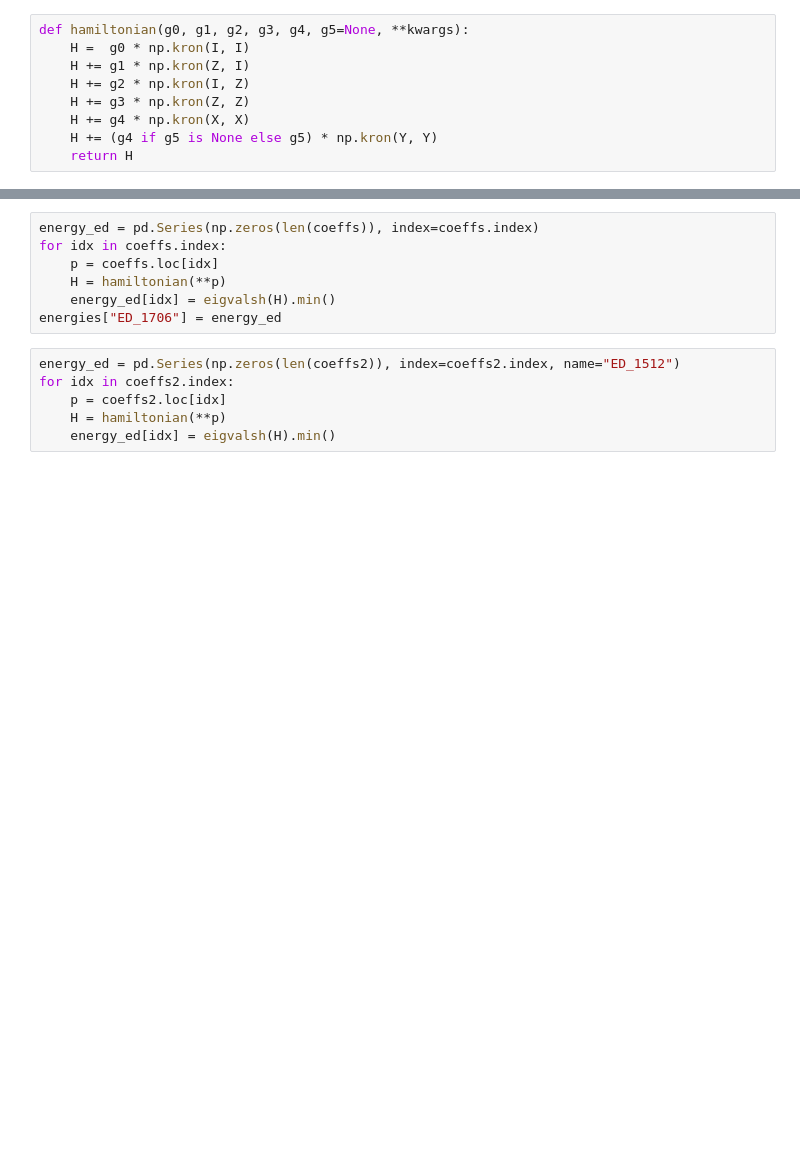
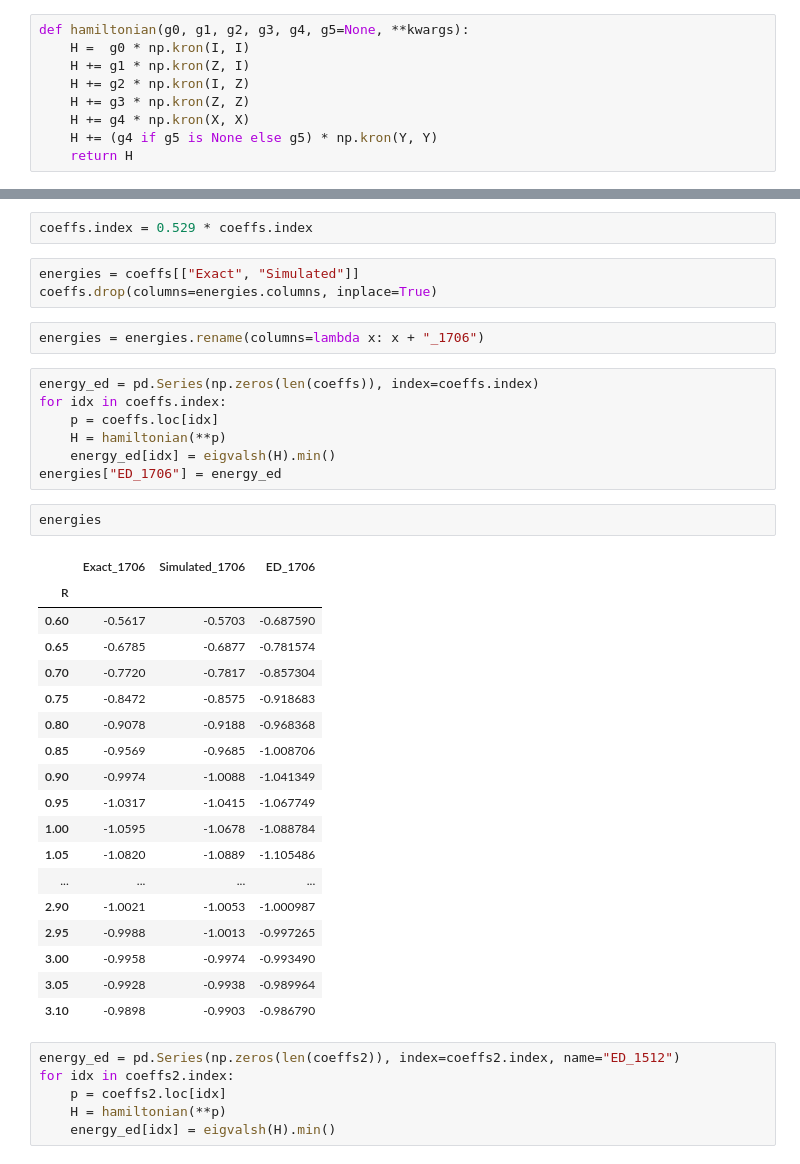
Before and after one commit to CDL-Quantum/CohortProject_2020, a Jupyter notebook: Project_4_Ising_Annealer/H2_Quantum_Ising.ipynb, the cells around one changed output, grey strips where cells are left out. Drawn from its saved outputs; the diff is of its cells as text; blank space fills up the shorter version.

```diff
--- a/Project_4_Ising_Annealer/H2_Quantum_Ising.ipynb
+++ b/Project_4_Ising_Annealer/H2_Quantum_Ising.ipynb
@@ -28,3 +43,10 @@ energies = energies.rename(columns=lambda x: x + "_1706")
+# %%
+coeffs.index = 0.529 * coeffs.index
+# %%
+energies = coeffs[["Exact", "Simulated"]]
+coeffs.drop(columns=energies.columns, inplace=True)
+# %%
+energies = energies.rename(columns=lambda x: x + "_1706")
 # %%
 energy_ed = pd.Series(np.zeros(len(coeffs)), index=coeffs.index)
 for idx in coeffs.index:
@@ -32,6 +54,27 @@ for idx in coeffs.index:
     H = hamiltonian(**p)
     energy_ed[idx] = eigvalsh(H).min()
 energies["ED_1706"] = energy_ed
+# %%
+energies
+# %% [output]
+|  | Exact_1706 | Simulated_1706 | ED_1706 |
+| R |  |  |  |
+| 0.60 | -0.5617 | -0.5703 | -0.687590 |
+| 0.65 | -0.6785 | -0.6877 | -0.781574 |
+| 0.70 | -0.7720 | -0.7817 | -0.857304 |
+| 0.75 | -0.8472 | -0.8575 | -0.918683 |
+| 0.80 | -0.9078 | -0.9188 | -0.968368 |
+| 0.85 | -0.9569 | -0.9685 | -1.008706 |
+| 0.90 | -0.9974 | -1.0088 | -1.041349 |
+| 0.95 | -1.0317 | -1.0415 | -1.067749 |
+| 1.00 | -1.0595 | -1.0678 | -1.088784 |
+| 1.05 | -1.0820 | -1.0889 | -1.105486 |
+| ... | ... | ... | ... |
+| 2.90 | -1.0021 | -1.0053 | -1.000987 |
+| 2.95 | -0.9988 | -1.0013 | -0.997265 |
+| 3.00 | -0.9958 | -0.9974 | -0.993490 |
+| 3.05 | -0.9928 | -0.9938 | -0.989964 |
+| 3.10 | -0.9898 | -0.9903 | -0.986790 |
 # %%
 energy_ed = pd.Series(np.zeros(len(coeffs2)), index=coeffs2.index, name="ED_1512")
 for idx in coeffs2.index:
```
Also changed, not shown: parts of 18 cells of this notebook, 2 other files.
